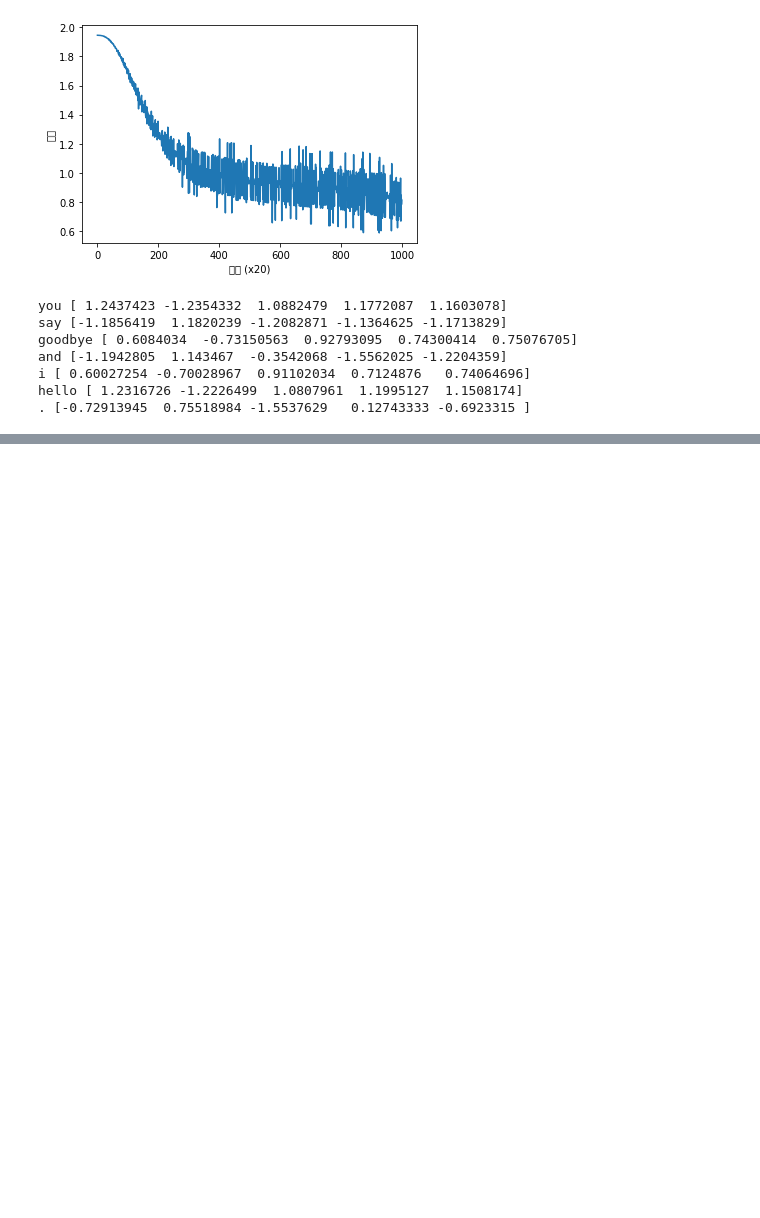
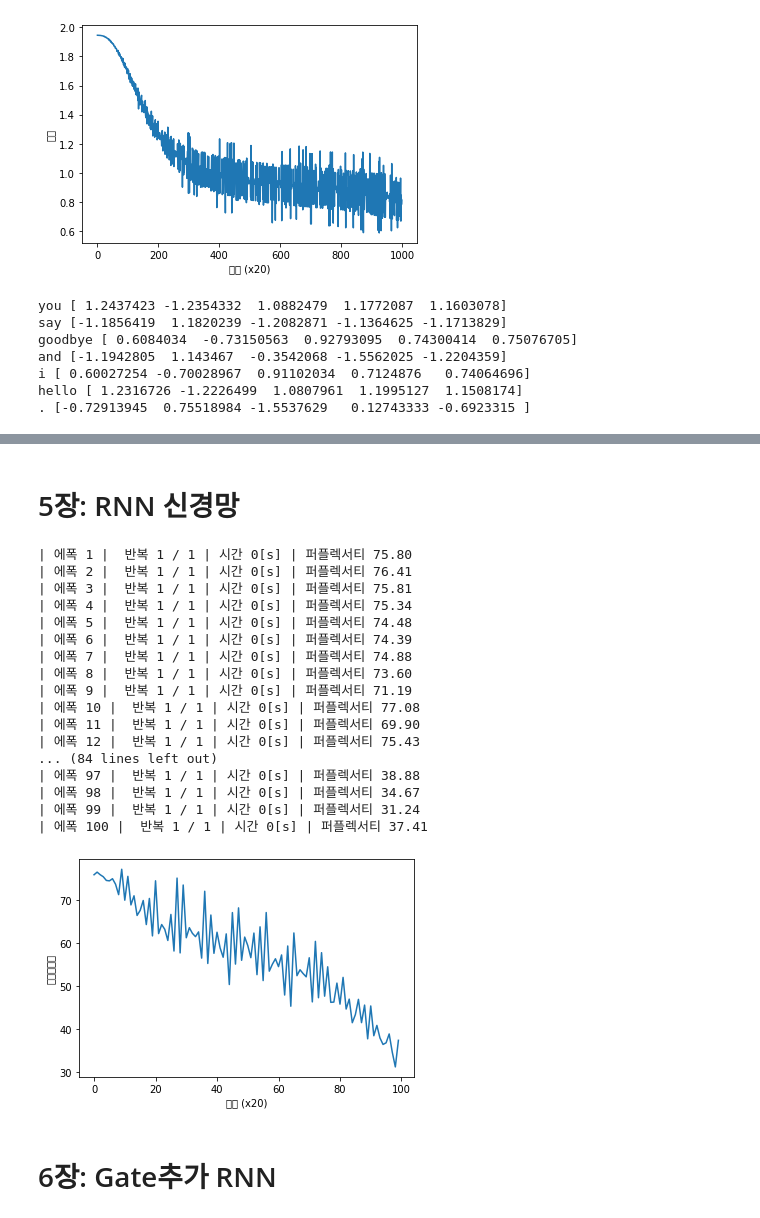
Before and after one commit to Je-Hyeon/My_Study_Materials2021, a Jupyter notebook: 딥러닝밑바닥2.ipynb, the cells around one changed output, grey strips where cells are left out. Saved outputs shown, nothing was run; the diff lists cells and outputs as text; code cells hidden in the pictures; blank space fills up the shorter version.

```diff
--- a/딥러닝밑바닥2.ipynb
+++ b/딥러닝밑바닥2.ipynb
@@ -451,0 +552,2 @@ hello [ 1.2316726 -1.2226499  1.0807961  1.1995127  1.1508174]
+# %% [markdown]
+# 5장: RNN 신경망
@@ -451,0 +666,54 @@ hello [ 1.2316726 -1.2226499  1.0807961  1.1995127  1.1508174]
+# %%
+# 학습코드 구현
+
+sys.path.append('/content/drive/MyDrive/독학/deep-learning-from-scratch-2')
+from common.optimizer import SGD
+from common.trainer import RnnlmTrainer
+from dataset import ptb
+from ch05.simple_rnnlm import SimpleRnnlm
+
+
+# 하이퍼파라미터 설정
+batch_size = 10
+wordvec_size = 100
+hidden_size = 100  # RNN의 은닉 상태 벡터의 원소 수
+time_size = 5  # RNN을 펼치는 크기
+lr = 0.1
+max_epoch = 100
+
+# 학습 데이터 읽기
+corpus, word_to_id, id_to_word = ptb.load_data('train')
+corpus_size = 100  # 테스트 데이터셋을 작게 설정
+corpus = corpus[:corpus_size]
+vocab_size = int(max(corpus) + 1)
+xs = corpus[:-1]  # 입력
+ts = corpus[1:]  # 출력（정답 레이블）
+
+# 모델 생성
+model = SimpleRnnlm(vocab_size, wordvec_size, hidden_size)
+optimizer = SGD(lr)
+trainer = RnnlmTrainer(model, optimizer)
+
+trainer.fit(xs, ts, max_epoch, batch_size, time_size)
+trainer.plot()
+# %% [output]
+| 에폭 1 |  반복 1 / 1 | 시간 0[s] | 퍼플렉서티 75.80
+| 에폭 2 |  반복 1 / 1 | 시간 0[s] | 퍼플렉서티 76.41
+| 에폭 3 |  반복 1 / 1 | 시간 0[s] | 퍼플렉서티 75.81
+| 에폭 4 |  반복 1 / 1 | 시간 0[s] | 퍼플렉서티 75.34
+| 에폭 5 |  반복 1 / 1 | 시간 0[s] | 퍼플렉서티 74.48
+| 에폭 6 |  반복 1 / 1 | 시간 0[s] | 퍼플렉서티 74.39
+| 에폭 7 |  반복 1 / 1 | 시간 0[s] | 퍼플렉서티 74.88
+| 에폭 8 |  반복 1 / 1 | 시간 0[s] | 퍼플렉서티 73.60
+| 에폭 9 |  반복 1 / 1 | 시간 0[s] | 퍼플렉서티 71.19
+| 에폭 10 |  반복 1 / 1 | 시간 0[s] | 퍼플렉서티 77.08
+| 에폭 11 |  반복 1 / 1 | 시간 0[s] | 퍼플렉서티 69.90
+| 에폭 12 |  반복 1 / 1 | 시간 0[s] | 퍼플렉서티 75.43
+... (84 lines left out)
+| 에폭 97 |  반복 1 / 1 | 시간 0[s] | 퍼플렉서티 38.88
+| 에폭 98 |  반복 1 / 1 | 시간 0[s] | 퍼플렉서티 34.67
+| 에폭 99 |  반복 1 / 1 | 시간 0[s] | 퍼플렉서티 31.24
+| 에폭 100 |  반복 1 / 1 | 시간 0[s] | 퍼플렉서티 37.41
+[figure, added]
+# %% [markdown]
+# 6장: Gate추가 RNN
```
Also changed, not shown: parts of 7 cells of this notebook.
